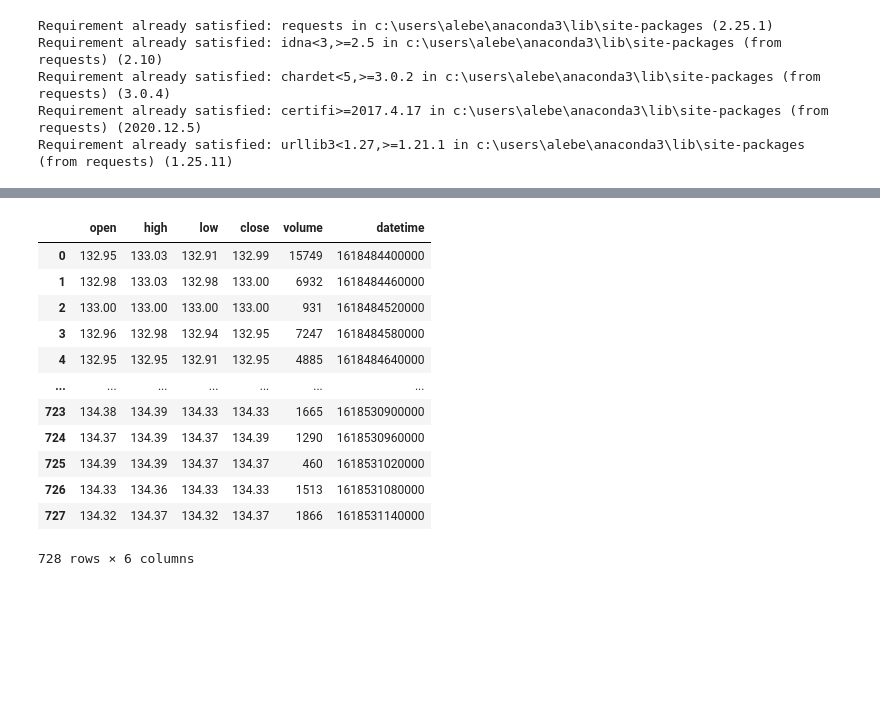
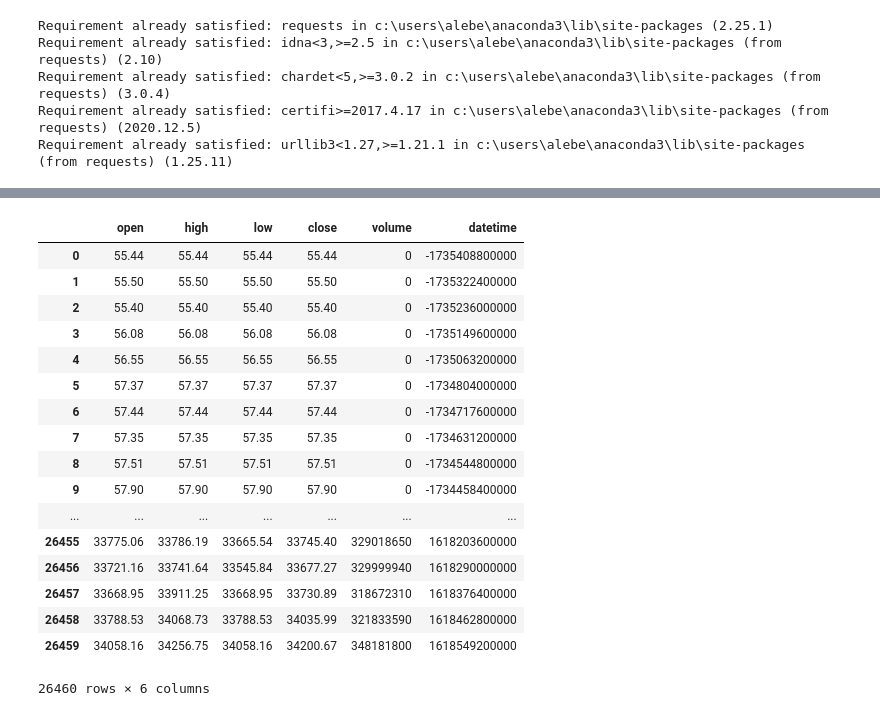
Before and after one commit to alebel94/dji_analysis, a Jupyter notebook: data_to_csv.ipynb, the cells around one changed output, grey strips where cells are left out. Drawn from its saved outputs; the diff is of its cells as text; code cells hidden in the pictures; blank space fills up the shorter version.

Commit message:
Made df from requested data -AB

```diff
--- a/data_to_csv.ipynb
+++ b/data_to_csv.ipynb
@@ -13,0 +14,2 @@ json_data = get_price_history(symbol='AAPL', period=1, periodType='day', frequen
+# %%
+pd.set_option('display.min_rows', 50)
@@ -13,0 +73,4 @@ json_data = get_price_history(symbol='AAPL', period=1, periodType='day', frequen
+# %%
+json_data = get_price_history(symbol='$DJI', periodType='month', frequencyType='daily', startDate= '-1735612200000',
+endDate= '1618682379660' )
+json_data
@@ -14,16 +95,22 @@ json_data = get_price_history(symbol='AAPL', period=1, periodType='day', frequen
 # %%
-pd.DataFrame.from_dict(json_data['candles'])
+df_data = pd.DataFrame.from_dict(json_data['candles'])
+df_data
 # %% [output]
 |  | open | high | low | close | volume | datetime |
-| 0 | 132.95 | 133.03 | 132.91 | 132.99 | 15749 | 1618484400000 |
-| 1 | 132.98 | 133.03 | 132.98 | 133.00 | 6932 | 1618484460000 |
-| 2 | 133.00 | 133.00 | 133.00 | 133.00 | 931 | 1618484520000 |
-| 3 | 132.96 | 132.98 | 132.94 | 132.95 | 7247 | 1618484580000 |
-| 4 | 132.95 | 132.95 | 132.91 | 132.95 | 4885 | 1618484640000 |
+| 0 | 55.44 | 55.44 | 55.44 | 55.44 | 0 | -1735408800000 |
+| 1 | 55.50 | 55.50 | 55.50 | 55.50 | 0 | -1735322400000 |
+| 2 | 55.40 | 55.40 | 55.40 | 55.40 | 0 | -1735236000000 |
+| 3 | 56.08 | 56.08 | 56.08 | 56.08 | 0 | -1735149600000 |
+| 4 | 56.55 | 56.55 | 56.55 | 56.55 | 0 | -1735063200000 |
+| 5 | 57.37 | 57.37 | 57.37 | 57.37 | 0 | -1734804000000 |
+| 6 | 57.44 | 57.44 | 57.44 | 57.44 | 0 | -1734717600000 |
+| 7 | 57.35 | 57.35 | 57.35 | 57.35 | 0 | -1734631200000 |
+| 8 | 57.51 | 57.51 | 57.51 | 57.51 | 0 | -1734544800000 |
+| 9 | 57.90 | 57.90 | 57.90 | 57.90 | 0 | -1734458400000 |
 | ... | ... | ... | ... | ... | ... | ... |
-| 723 | 134.38 | 134.39 | 134.33 | 134.33 | 1665 | 1618530900000 |
-| 724 | 134.37 | 134.39 | 134.37 | 134.39 | 1290 | 1618530960000 |
-| 725 | 134.39 | 134.39 | 134.37 | 134.37 | 460 | 1618531020000 |
-| 726 | 134.33 | 134.36 | 134.33 | 134.33 | 1513 | 1618531080000 |
-| 727 | 134.32 | 134.37 | 134.32 | 134.37 | 1866 | 1618531140000 |
+| 26455 | 33775.06 | 33786.19 | 33665.54 | 33745.40 | 329018650 | 1618203600000 |
+| 26456 | 33721.16 | 33741.64 | 33545.84 | 33677.27 | 329999940 | 1618290000000 |
+| 26457 | 33668.95 | 33911.25 | 33668.95 | 33730.89 | 318672310 | 1618376400000 |
+| 26458 | 33788.53 | 34068.73 | 33788.53 | 34035.99 | 321833590 | 1618462800000 |
+| 26459 | 34058.16 | 34256.75 | 34058.16 | 34200.67 | 348181800 | 1618549200000 |
-728 rows × 6 columns
+26460 rows × 6 columns
```
Also changed, not shown: parts of 9 cells of this notebook, 1 other file.
